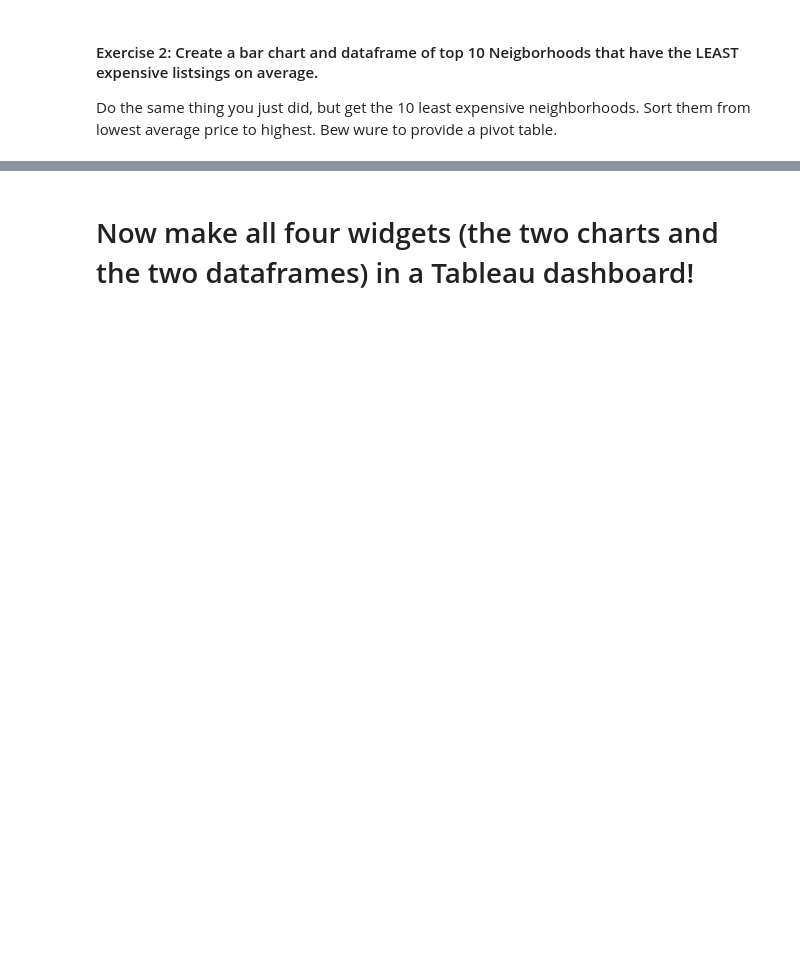
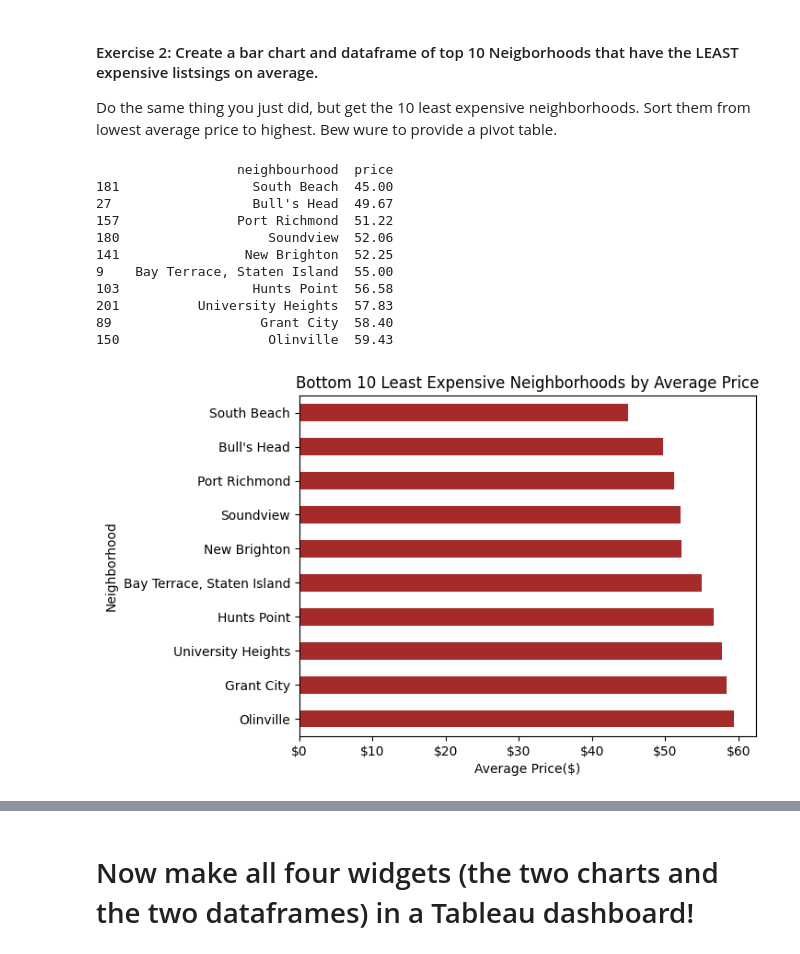
Before and after one commit to Mesa112/2024-DS-Tue, a Jupyter notebook: Week-03-Data_Analytics-Data_Viz-BI_tools/HW_wk3_EM.ipynb, the cells around one changed output, grey strips where cells are left out. Cells and saved outputs as stored; diff of their text form; code cells hidden in the pictures; blank space fills up the shorter version.

```diff
--- a/Week-03-Data_Analytics-Data_Viz-BI_tools/HW_wk3_EM.ipynb
+++ b/Week-03-Data_Analytics-Data_Viz-BI_tools/HW_wk3_EM.ipynb
@@ -106,5 +116,35 @@ Do the same thing you just did, but get the 10 least expensive neighborhoods.  S
 # %%
 # Here we make the same chart using the bottom 10 Neighborhoods
 # by average price.  We sort ascending in this one.
+
+#now we plot...
+bottom_10_neighborhoods = neighborhood_avg_price.sort_values(by='price', ascending=True).head(10)
+
+print(round(bottom_10_neighborhoods,2))
+
+fig, ax = plt.subplots()
+bottom_10_neighborhoods.plot.barh(x='neighbourhood', y='price', legend=False, color='brown', ax=ax)
+
+ax.xaxis.set_major_formatter(FuncFormatter(lambda x, _: f'${int(x):,}'))
+ax.invert_yaxis()
+
+
+plt.xlabel('Average Price($)')
+plt.ylabel('Neighborhood')
+plt.title('Bottom 10 Least Expensive Neighborhoods by Average Price')
+plt.show()
+# %% [output]
+                  neighbourhood  price
+181                 South Beach  45.00
+27                  Bull's Head  49.67
+157               Port Richmond  51.22
+180                   Soundview  52.06
+141                New Brighton  52.25
+9    Bay Terrace, Staten Island  55.00
+103                 Hunts Point  56.58
+201          University Heights  57.83
+89                   Grant City  58.40
+150                   Olinville  59.43
+[figure, added]
 # %%
 # we also would like to have the corresponding pivot table of the lowest 10
```
Also changed, not shown: parts of 3 cells of this notebook.
